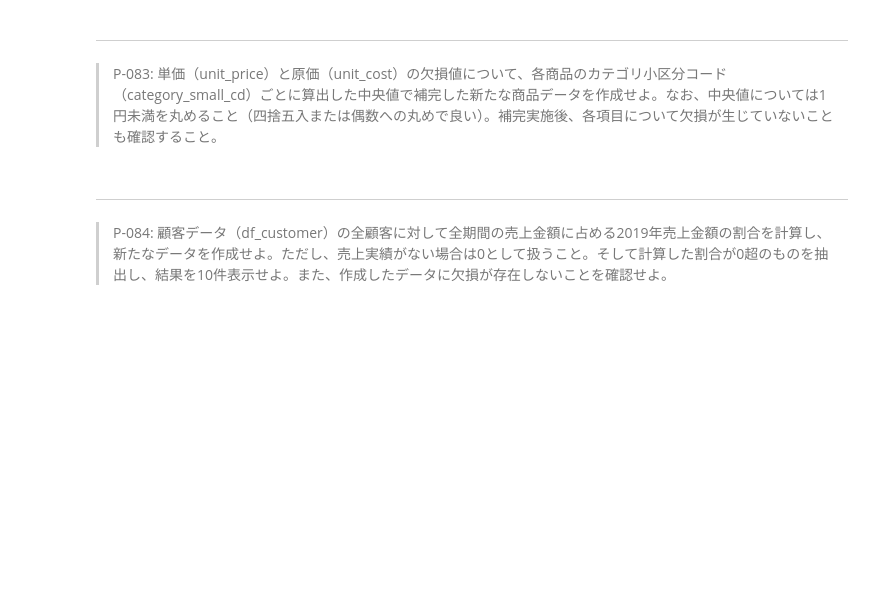
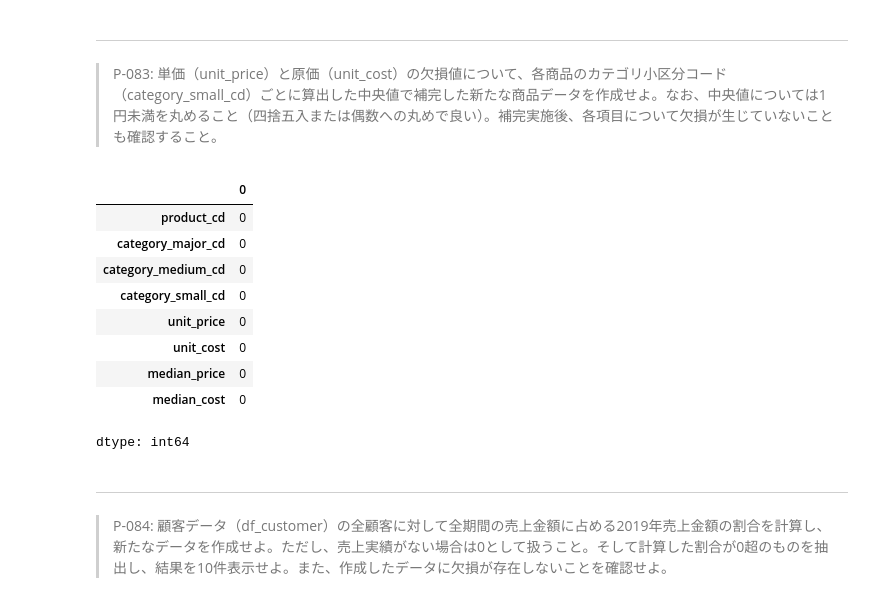
Before and after one commit to kayaba0721/ThinkStats2, a Jupyter notebook: docker/work/preprocess_knock_Python.ipynb, the cells around one changed output. Drawn from its saved outputs; the diff is of its cells as text; code cells hidden in the pictures; blank space fills up the shorter version.

```diff
--- a/docker/work/preprocess_knock_Python.ipynb
+++ b/docker/work/preprocess_knock_Python.ipynb
@@ -2031,6 +2065,30 @@ AttributeError: 'NoneType' object has no attribute 'isnull'
 # %% [markdown]
 ---
 > P-083: 単価（unit_price）と原価（unit_cost）の欠損値について、各商品のカテゴリ小区分コード（category_small_cd）ごとに算出した中央値で補完した新たな商品データを作成せよ。なお、中央値については1円未満を丸めること（四捨五入または偶数への丸めで良い）。補完実施後、各項目について欠損が生じていないことも確認すること。
+# %%
+df_product_4 = df_product.copy()
+df_tmp =df_product_4.groupby("category_small_cd").agg(median_price=('unit_price','median'),
+                                              median_cost=("unit_cost","median")).reset_index()
+
+df_product_5 = pd.merge(df_product_4,df_tmp,how ='inner',on = 'category_small_cd')
+
+df_product_5['unit_price'] = df_product_5[['unit_price','median_price']].apply(
+    lambda x: np.round(x[1]) if np.isnan(x[0]) else x[0],axis=1)
+
+df_product_5['unit_cost'] = df_product_5[['unit_cost',"median_cost"]].apply(lambda x:np.round(x[1])if np.isnan(x[0])else x[0],axis =1)
+
+df_product_5.isnull().sum()
+# %% [output]
+|  | 0 |
+| product_cd | 0 |
+| category_major_cd | 0 |
+| category_medium_cd | 0 |
+| category_small_cd | 0 |
+| unit_price | 0 |
+| unit_cost | 0 |
+| median_price | 0 |
+| median_cost | 0 |
+dtype: int64
 # %% [markdown]
 ---
 > P-084: 顧客データ（df_customer）の全顧客に対して全期間の売上金額に占める2019年売上金額の割合を計算し、新たなデータを作成せよ。ただし、売上実績がない場合は0として扱うこと。そして計算した割合が0超のものを抽出し、結果を10件表示せよ。また、作成したデータに欠損が存在しないことを確認せよ。
```
Also changed, not shown: parts of 5 cells of this notebook.
